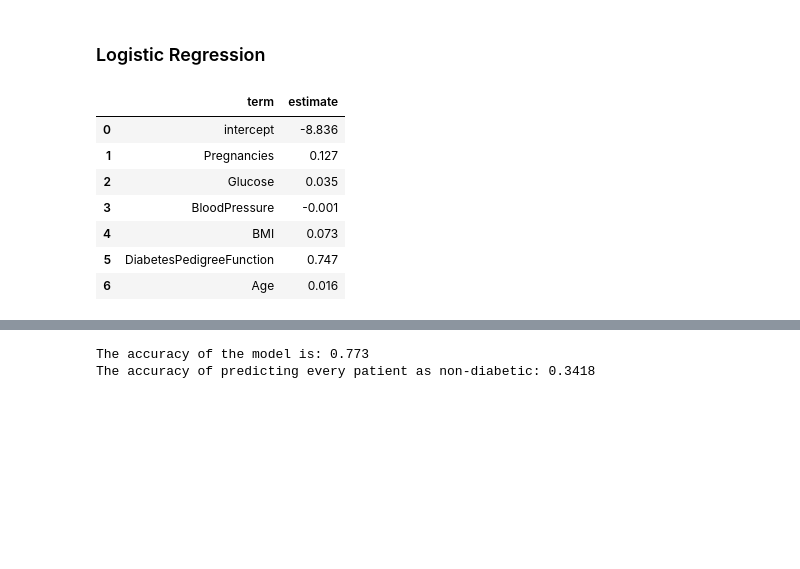
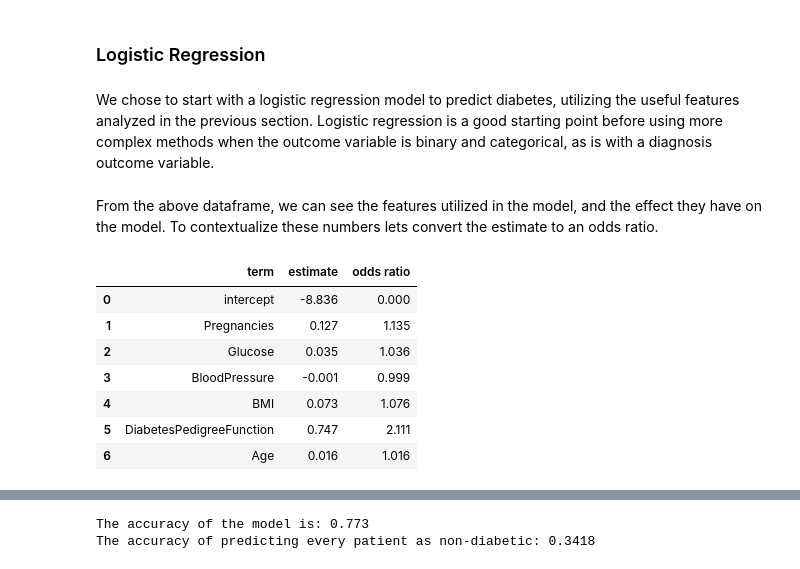
Before and after one commit to estasko/data_science_pinnacle, a Jupyter notebook: main.ipynb, the cells around one changed output, grey strips where cells are left out. Saved outputs shown, nothing was run; the diff lists cells and outputs as text; code cells hidden in the pictures; blank space fills up the shorter version.

```diff
--- a/main.ipynb
+++ b/main.ipynb
@@ -407,22 +407,33 @@ x_train
 # Model Building
 # %% [markdown]
 ### Logistic Regression
+# %% [markdown]
+We chose to start with a logistic regression model to predict diabetes, utilizing the useful features analyzed in the previous section. Logistic regression is a good starting point before using more complex methods when the outcome variable is binary and categorical, as is with a diagnosis outcome variable.
 # %%
+#Create and fit a logistic regression model
 log_reg = (
-    lm.LogisticRegression(penalty = None, solver = 'lbfgs', max_iter = 1000)
-    .fit(X = x_train, y = y_train)
+    lm.LogisticRegression(penalty = None,  #no regularization
+                          solver = 'lbfgs',
+                          max_iter = 1000)
+    .fit(X = x_train, y = y_train)         #fit the model to training data
 )
 # Displaying the model estimates
-pd.DataFrame({
+log_df = pd.DataFrame({
     'term': ['intercept'] + x_train.columns.tolist(),
     'estimate': np.concatenate((log_reg.intercept_, log_reg.coef_.flatten()), axis = 0).round(3)
 })
-# %% [output]
-|  | term | estimate |
-| 0 | intercept | -8.836 |
-| 1 | Pregnancies | 0.127 |
-| 2 | Glucose | 0.035 |
-| 3 | BloodPressure | -0.001 |
-| 4 | BMI | 0.073 |
-| 5 | DiabetesPedigreeFunction | 0.747 |
-| 6 | Age | 0.016 |
+# %% [markdown]
+From the above dataframe, we can see the features utilized in the model, and the effect they have on the model. To contextualize these numbers lets convert the estimate to an odds ratio.
+# %%
+#add a column converting estimates to odds ratios
+log_df['odds ratio'] = np.exp(log_df['estimate']).round(3)
+log_df
+# %% [output]
+|  | term | estimate | odds ratio |
+| 0 | intercept | -8.836 | 0.000 |
+| 1 | Pregnancies | 0.127 | 1.135 |
+| 2 | Glucose | 0.035 | 1.036 |
+| 3 | BloodPressure | -0.001 | 0.999 |
+| 4 | BMI | 0.073 | 1.076 |
+| 5 | DiabetesPedigreeFunction | 0.747 | 2.111 |
+| 6 | Age | 0.016 | 1.016 |
```
Also changed, not shown: parts of 43 cells of this notebook.
